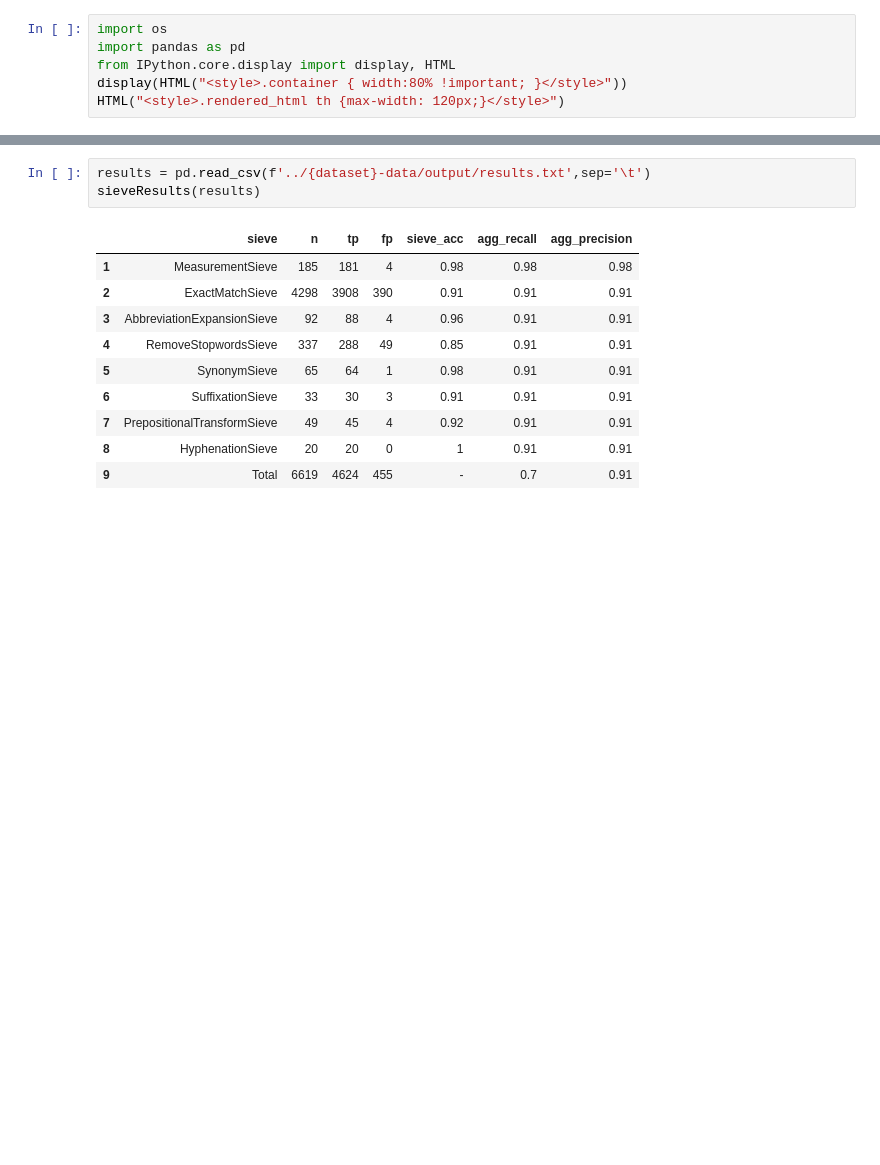
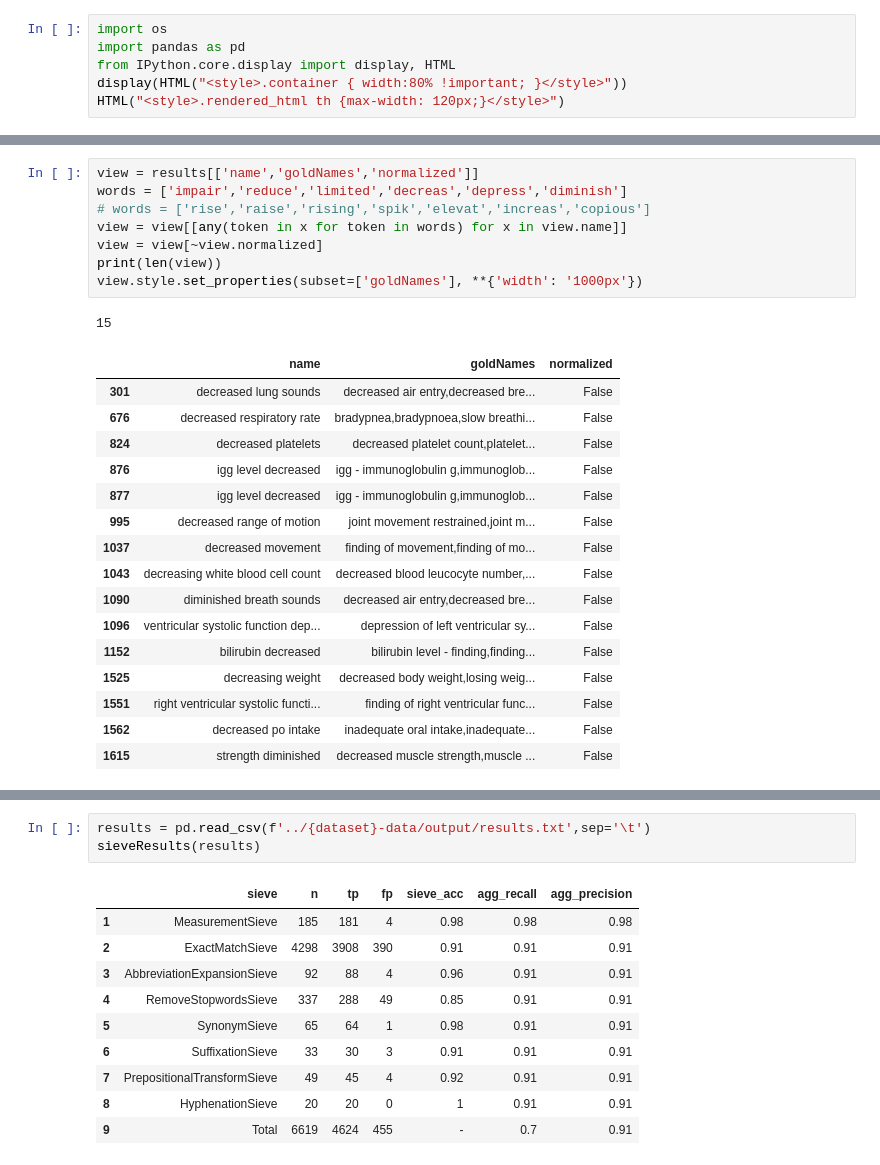
Before and after one commit to etfrenchvcu/disorder-normalizer, a Jupyter notebook: scripts/evaluate.ipynb, the cells around one changed output, grey strips where cells are left out. Saved outputs shown, nothing was run; the diff lists cells and outputs as text; blank space fills up the shorter version.

```diff
--- a/scripts/evaluate.ipynb
+++ b/scripts/evaluate.ipynb
@@ -177 +196,27 @@ stratifyByCol(normalized[normalized.normalizingSieveName=='RemoveStopwordsSieve'
+# %%
+view = results[['name','goldNames','normalized']]
+words = ['impair','reduce','limited','decreas','depress','diminish']
+# words = ['rise','raise','rising','spik','elevat','increas','copious']
+view = view[[any(token in x for token in words) for x in view.name]]
+view = view[~view.normalized]
+print(len(view))
+view.style.set_properties(subset=['goldNames'], **{'width': '1000px'})
+# %% [output]
+15
+|  | name | goldNames | normalized |
+| 301 | decreased lung sounds | decreased air entry,decreased bre... | False |
+| 676 | decreased respiratory rate | bradypnea,bradypnoea,slow breathi... | False |
+| 824 | decreased platelets | decreased platelet count,platelet... | False |
+| 876 | igg level decreased | igg - immunoglobulin g,immunoglob... | False |
+| 877 | igg level decreased | igg - immunoglobulin g,immunoglob... | False |
+| 995 | decreased range of motion | joint movement restrained,joint m... | False |
+| 1037 | decreased movement | finding of movement,finding of mo... | False |
+| 1043 | decreasing white blood cell count | decreased blood leucocyte number,... | False |
+| 1090 | diminished breath sounds | decreased air entry,decreased bre... | False |
+| 1096 | ventricular systolic function dep... | depression of left ventricular sy... | False |
+| 1152 | bilirubin decreased | bilirubin level - finding,finding... | False |
+| 1525 | decreasing weight | decreased body weight,losing weig... | False |
+| 1551 | right ventricular systolic functi... | finding of right ventricular func... | False |
+| 1562 | decreased po intake | inadequate oral intake,inadequate... | False |
+| 1615 | strength diminished | decreased muscle strength,muscle ... | False |
 # %%
```
Also changed, not shown: parts of 8 cells of this notebook, 8 other files.
